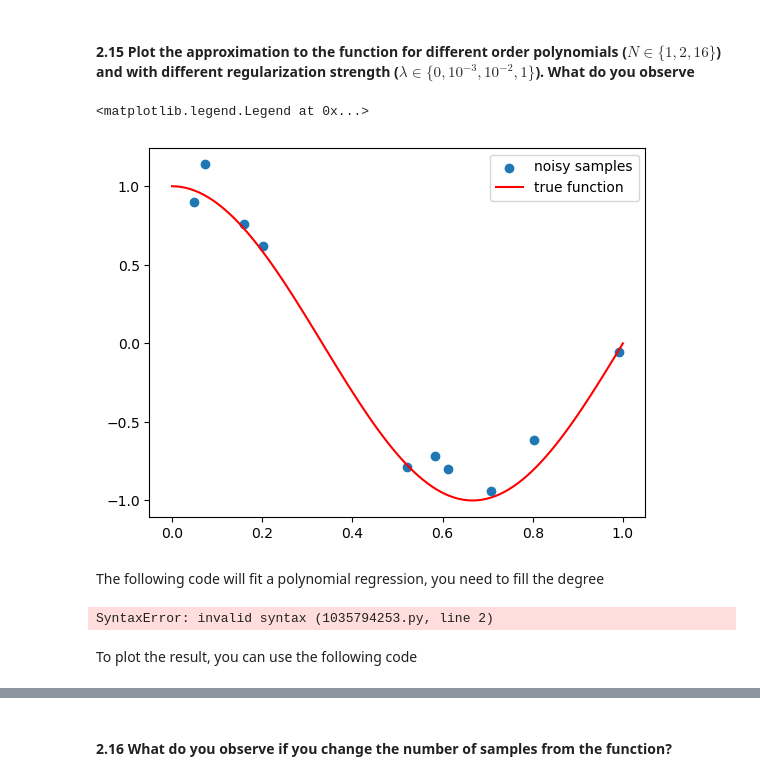
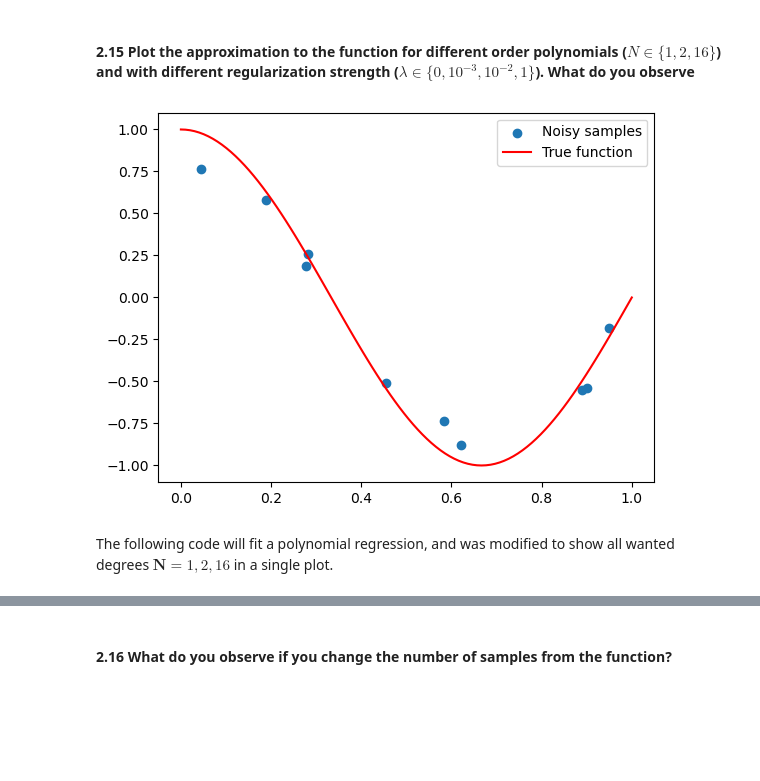
Before and after one commit to taistt/modeling-lab, a Jupyter notebook: groupL_block3_Assignment/theory_assignment.ipynb, the cells around one changed output, grey strips where cells are left out. Cells and saved outputs as stored; diff of their text form; code cells hidden in the pictures; blank space fills up the shorter version.

```diff
--- a/groupL_block3_Assignment/theory_assignment.ipynb
+++ b/groupL_block3_Assignment/theory_assignment.ipynb
@@ -638,21 +752,20 @@ y = true_function(X) + np.random.randn(n_samples) * 0.1 # add some scaled random
-# %%
-plt.scatter(X, y, label='noisy samples')
-plt.plot(X_test, true_function(X_test), c='r', label='true function')
-plt.legend()
-# %% [output]
-<matplotlib.legend.Legend at 0x...>
-[figure, removed]
+# %%
+def true_function(X):
+    return np.cos(1.5 * np.pi * X)
+
+X_test = np.linspace(0, 1, 100)
+n_samples = 10
+degrees = [1, 2, 16]
+
+X = np.sort(np.random.rand(n_samples))
+y = true_function(X) + np.random.randn(n_samples) * 0.1
+
+plt.scatter(X, y, label="Noisy samples")
+plt.plot(X_test, true_function(X_test), c="r", label="True function")
+plt.legend()
+plt.show()
+# %% [output]
+[figure, added]
 # %% [markdown]
-The following code will fit a polynomial regression, you need to fill the degree
+The following code will fit a polynomial regression, and was modified to show all wanted degrees $\mathbf{N} = 1, 2, 16$ in a single plot.
-# %%
-polynomial_features = PolynomialFeatures(degree=#FILLEME,
-                                             include_bias=False)
-linear_regression = LinearRegression()
-pipeline = Pipeline([("polynomial_features", polynomial_features),
-                     ("linear_regression", linear_regression)])
-pipeline.fit(X[:, np.newaxis], y)
-# %% [output]
-SyntaxError: invalid syntax (1035794253.py, line 2)
-# %% [markdown]
-To plot the result, you can use the following code
 # %%
```
Also changed, not shown: parts of 29 cells of this notebook.
